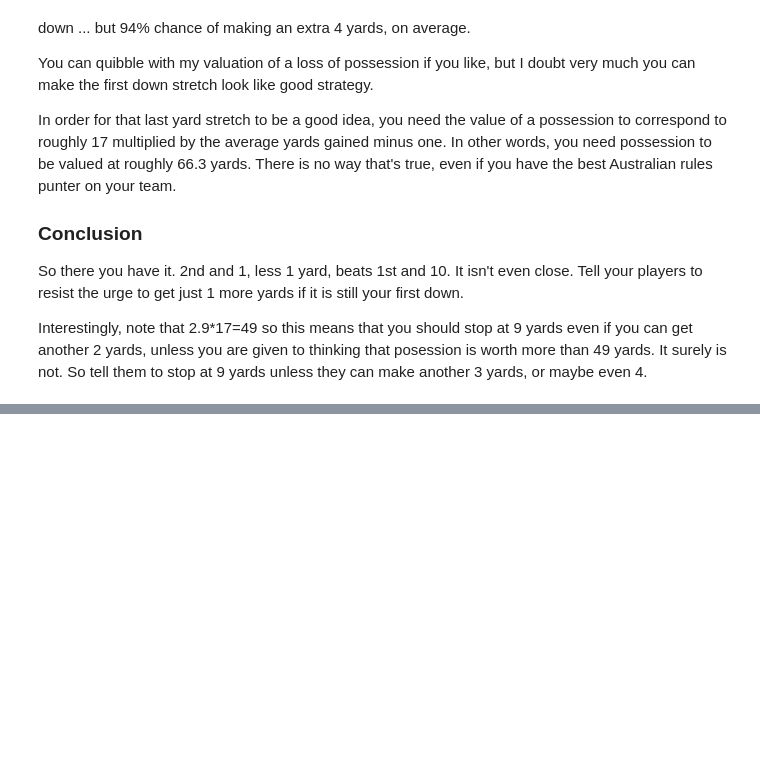
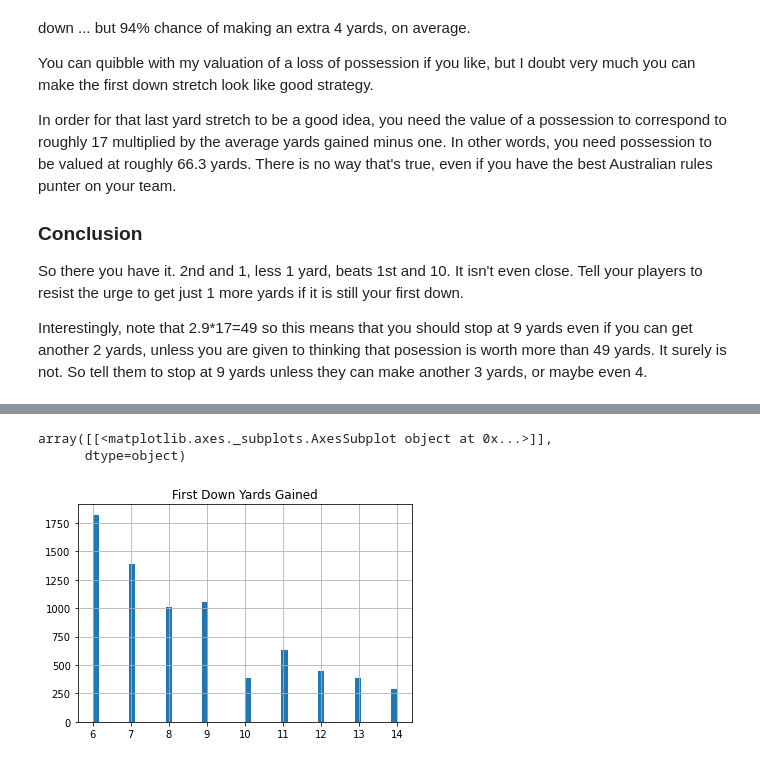
Before and after one commit to microprediction/microprediction, a Jupyter notebook: blog/NFL_2nd_and_1.ipynb, the cells around one changed output, grey strips where cells are left out. Cells and saved outputs as stored; diff of their text form; code cells hidden in the pictures; blank space fills up the shorter version.

```diff
--- a/blog/NFL_2nd_and_1.ipynb
+++ b/blog/NFL_2nd_and_1.ipynb
@@ -116,0 +138,7 @@ Interestingly, note that 2.9*17=49 so this means that you should stop at 9 yards
+# %%
+gains_on_first = df.loc[(df['dwn']==1)& (df['ytg']==10) & (df['type']=='RUSH') & (df['yds']<15) & (df['yds']>5),:]
+gains_on_first[['yds']].rename(columns={'yds':'First Down Yards Gained'}).hist(bins=50)
+# %% [output]
+array([[<matplotlib.axes._subplots.AxesSubplot object at 0x...>]],
+      dtype=object)
+[figure, added]
```
Also changed, not shown: parts of 14 cells of this notebook.
